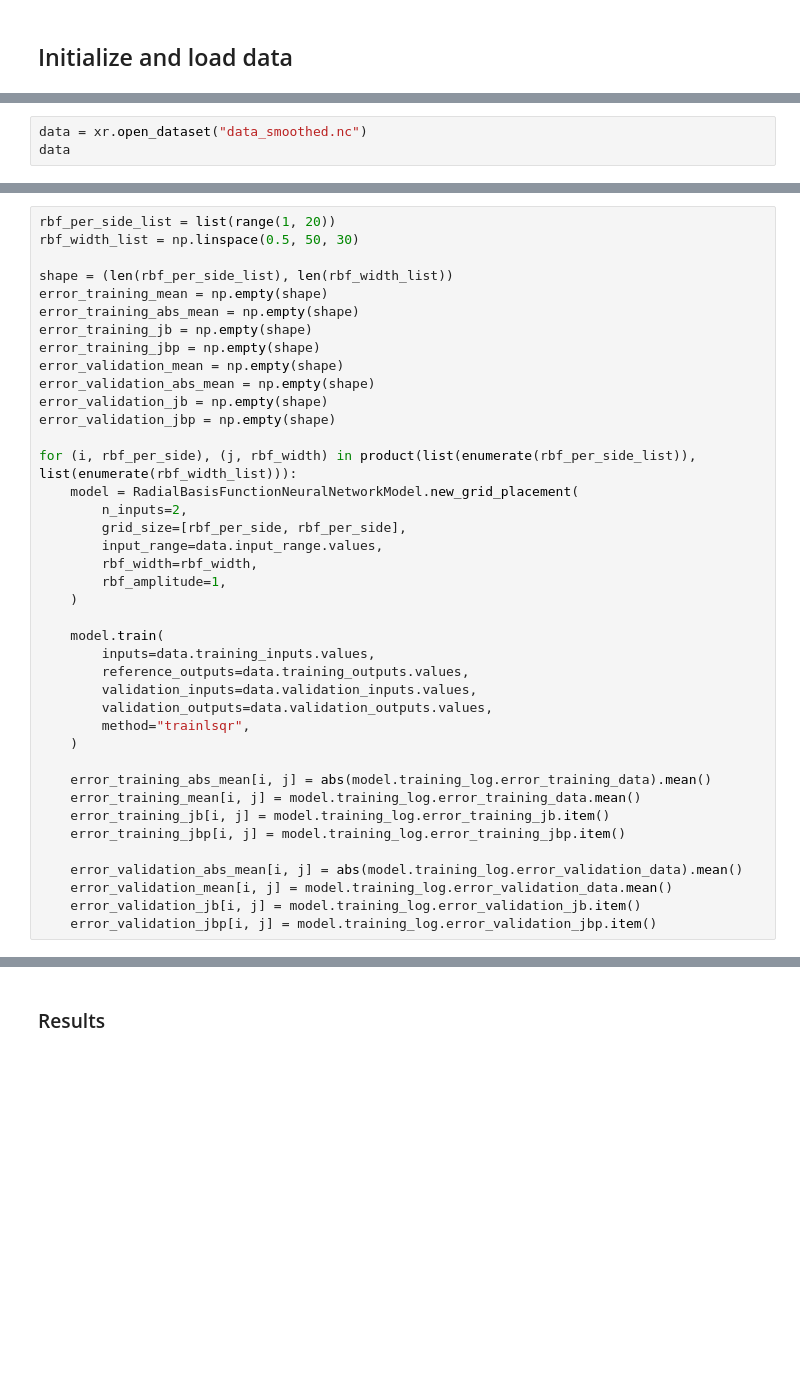
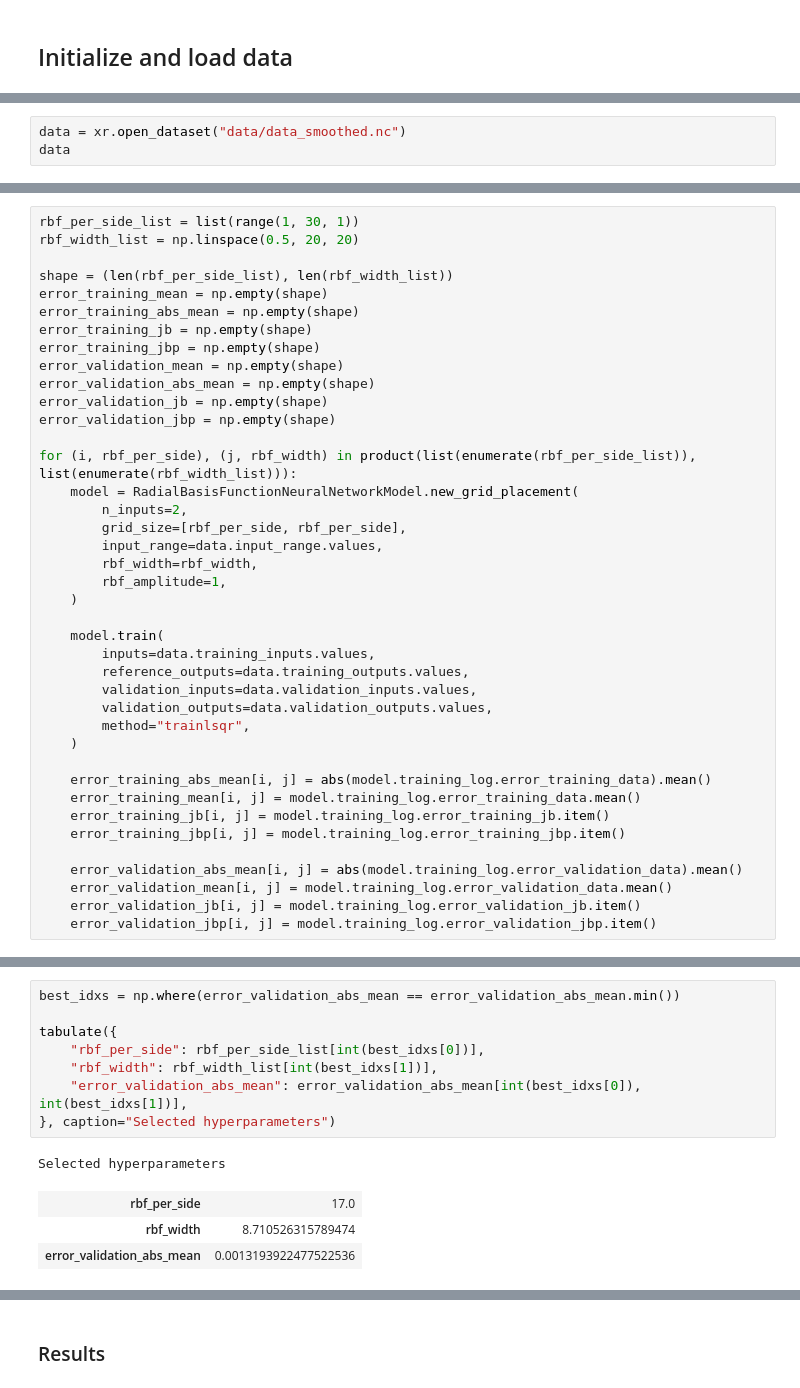
Before and after one commit to aarondewindt/system_identification, a Jupyter notebook: notebooks/3_radial_basis_function.ipynb, the cells around one changed output, grey strips where cells are left out. Saved outputs shown, nothing was run; the diff lists cells and outputs as text; blank space fills up the shorter version.

```diff
--- a/notebooks/3_radial_basis_function.ipynb
+++ b/notebooks/3_radial_basis_function.ipynb
@@ -16,7 +22,7 @@ from tqdm.contrib.itertools import product
 from system_identification.utils.vdom import tabulate
 from system_identification.rbfnn_model import RadialBasisFunctionNeuralNetworkModel
 # %%
-data = xr.open_dataset("data_smoothed.nc")
+data = xr.open_dataset("data/data_smoothed.nc")
 data
 # %% [output]
 <xarray.Dataset>
@@ -47,6 +53,6 @@ The number of RBF and widths need to be selected,
 # %%
-rbf_per_side_list = list(range(1, 20))
-rbf_width_list = np.linspace(0.5, 50, 30)
+rbf_per_side_list = list(range(1, 30, 1))
+rbf_width_list = np.linspace(0.5, 20, 20)
 
 shape = (len(rbf_per_side_list), len(rbf_width_list))
 error_training_mean = np.empty(shape)
@@ -144,3 +115,16 @@ Canvas(toolbar=Toolbar(toolitems=[('Home', 'Reset original view', 'home', 'home'
+# %%
+best_idxs = np.where(error_validation_abs_mean == error_validation_abs_mean.min())
+
+tabulate({
+    "rbf_per_side": rbf_per_side_list[int(best_idxs[0])],
+    "rbf_width": rbf_width_list[int(best_idxs[1])],
+    "error_validation_abs_mean": error_validation_abs_mean[int(best_idxs[0]), int(best_idxs[1])],
+}, caption="Selected hyperparameters")
+# %% [output]
+Selected hyperparameters
+| rbf_per_side | 17.0 |
+| rbf_width | 8.710526315789474 |
+| error_validation_abs_mean | 0.0013193922477522536 |
 # %%
 model = RadialBasisFunctionNeuralNetworkModel.new_grid_placement(
     n_inputs=2,
```
Also changed, not shown: parts of 26 cells of this notebook, 14 other files.
